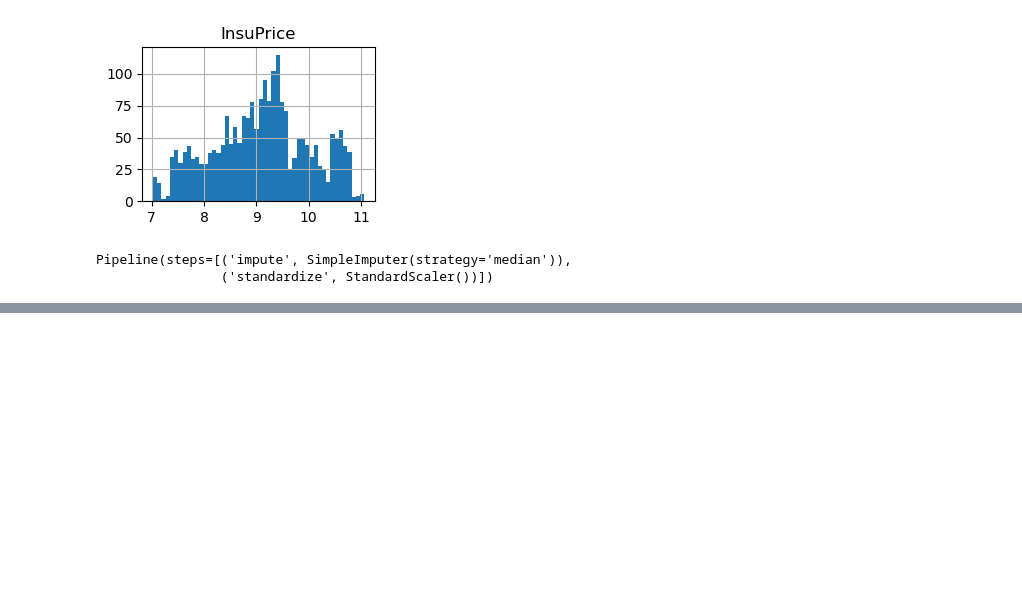
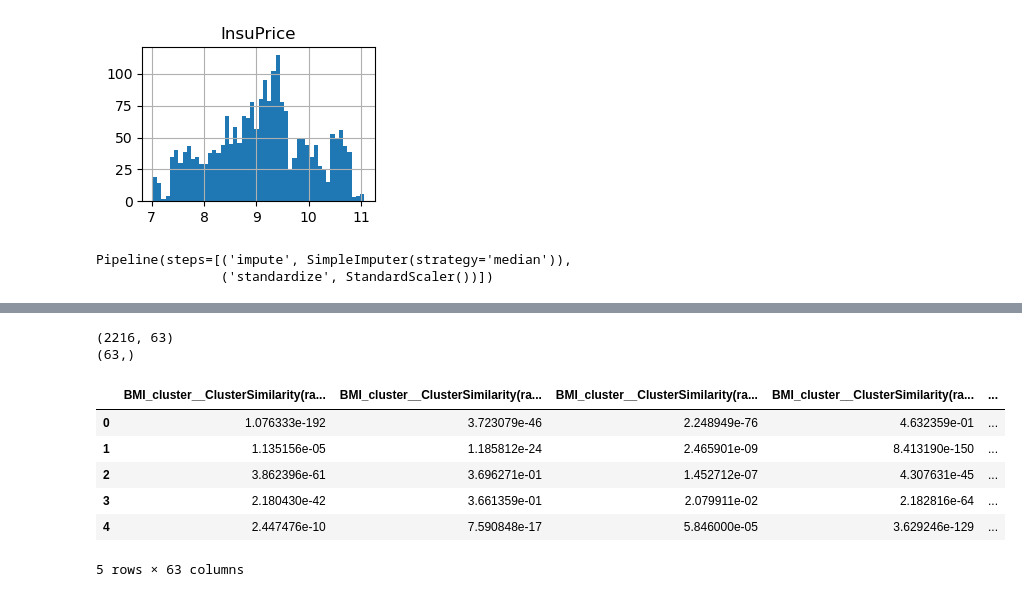
Before and after one commit to wentingcoding960206/ML_Learning, a Jupyter notebook: medical_insurance_cost_analysis.ipynb, the cells around one changed output, grey strips where cells are left out. Cells and saved outputs as stored; diff of their text form; code cells hidden in the pictures; blank space fills up the shorter version.

```diff
--- a/medical_insurance_cost_analysis.ipynb
+++ b/medical_insurance_cost_analysis.ipynb
@@ -378,3 +374,25 @@ num_pipeline
 # %% [output]
 Pipeline(steps=[('impute', SimpleImputer(strategy='median')),
                 ('standardize', StandardScaler())])
+# %%
+from sklearn.base import BaseEstimator, TransformerMixin
+from sklearn.cluster import KMeans
+from sklearn.metrics.pairwise import rbf_kernel
+
+class ClusterSimilarity(BaseEstimator, TransformerMixin):
+    def __init__(self, n_clusters=10, gamma=1.0, random_state=None):
+        self.n_clusters = n_clusters
+        self.gamma = gamma
+        self.random_state = random_state
+
+    def fit(self, X, y=None, sample_weight=None):
+        self.kmeans_ = KMeans(n_clusters=self.n_clusters, random_state=self.random_state)
+        self.kmeans_.fit(X, sample_weight=sample_weight)
+        self.cluster_centers_ = self.kmeans_.cluster_centers_
+        return self
+
+    def transform(self, X):
+        return rbf_kernel(X, self.cluster_centers_, gamma=self.gamma)
+
+    def get_feature_names_out(self, input_features=None):
+        return [f"{self}_{i}" for i in range(self.n_clusters)]
@@ -380,0 +433,4 @@ Pipeline(steps=[('impute', SimpleImputer(strategy='median')),
+# %%
+medical_prepared = preprocessing.fit_transform(medical)
+print(medical_prepared.shape)
+preprocessing.get_feature_names_out()
@@ -380,0 +465,19 @@ Pipeline(steps=[('impute', SimpleImputer(strategy='median')),
+# %%
+feature_names = preprocessing.get_feature_names_out()
+
+print(medical_prepared.shape)
+print(feature_names.shape)
+
+processed_df = pd.DataFrame(medical_prepared.toarray(), columns=feature_names)
+
+processed_df.head()
+# %% [output]
+(2216, 63)
+(63,)
+|  | BMI_cluster__ClusterSimilarity(ra... | BMI_cluster__ClusterSimilarity(ra... | BMI_cluster__ClusterSimilarity(ra... | BMI_cluster__ClusterSimilarity(ra... | ... |
+| 0 | 1.076333e-192 | 3.723079e-46 | 2.248949e-76 | 4.632359e-01 | ... |
+| 1 | 1.135156e-05 | 1.185812e-24 | 2.465901e-09 | 8.413190e-150 | ... |
+| 2 | 3.862396e-61 | 3.696271e-01 | 1.452712e-07 | 4.307631e-45 | ... |
+| 3 | 2.180430e-42 | 3.661359e-01 | 2.079911e-02 | 2.182816e-64 | ... |
+| 4 | 2.447476e-10 | 7.590848e-17 | 5.846000e-05 | 3.629246e-129 | ... |
+5 rows × 63 columns
```
Also changed, not shown: parts of 13 cells of this notebook, 1 other file.
